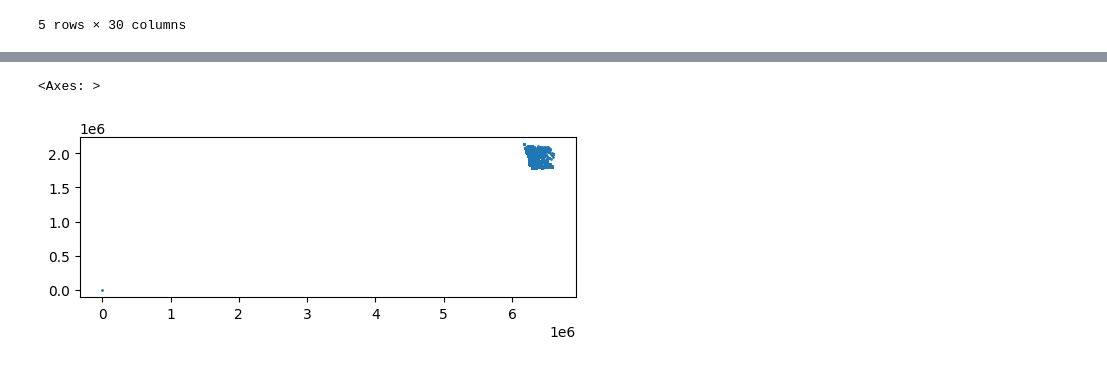
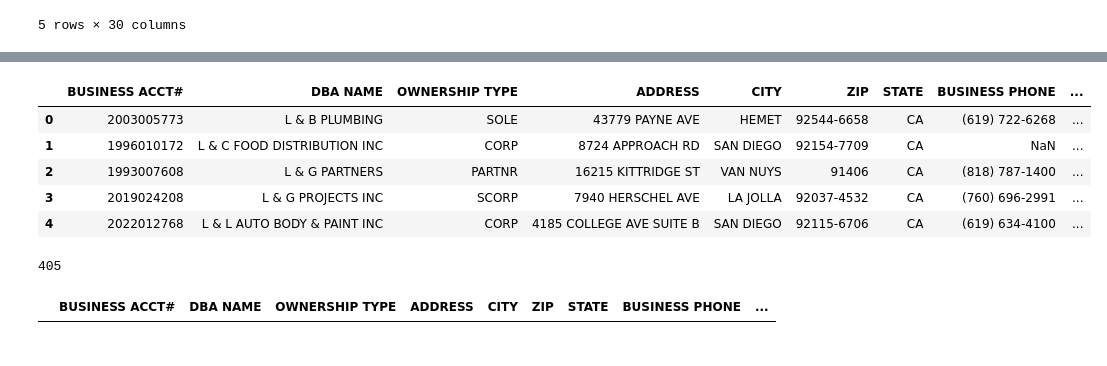
Before and after one commit to jointheleague/marketing-data, a Jupyter notebook: notebooks/ericbusboom/sd_business.ipynb, the cells around one changed output, grey strips where cells are left out. Drawn from its saved outputs; the diff is of its cells as text; code cells hidden in the pictures.

```diff
--- a/notebooks/ericbusboom/sd_business.ipynb
+++ b/notebooks/ericbusboom/sd_business.ipynb
@@ -34,9 +36,41 @@ bus.head().T
 | POINT_X | 6180956.36665 | 6180956.36665 | 6180956.36665 | 6180956.36665 | 6180956.36665 |
 | POINT_Y | 2128315.163623 | 2128315.163623 | 2128315.163623 | 2128315.163623 | 2128315.163623 |
 | geometry | POINT (6180956.366638586 2128315.... | POINT (6180956.366638586 2128315.... | POINT (6180956.366638586 2128315.... | POINT (6180956.366638586 2128315.... | POINT (6180956.366638586 2128315.... |
-# %%
-
-bus.plot(markersize=1)
-# %% [output]
-<Axes: >
-[figure, removed]
+# %%
+b1 = pd.read_csv(dd / 'sd_business_a-k.csv')
+b2 = pd.read_csv(dd / 'sd_business_k-z.csv')
+bus = pd.concat([b2, b1])
+bus.head()
+# %% [output]
+|  | BUSINESS ACCT# | DBA NAME | OWNERSHIP TYPE | ADDRESS | CITY | ZIP | STATE | BUSINESS PHONE | ... |
+| 0 | 2003005773 | L & B PLUMBING | SOLE | 43779 PAYNE AVE | HEMET | 92544-6658 | CA | (619) 722-6268 | ... |
+| 1 | 1996010172 | L & C FOOD DISTRIBUTION INC | CORP | 8724 APPROACH RD | SAN DIEGO | 92154-7709 | CA | NaN | ... |
+| 2 | 1993007608 | L & G PARTNERS | PARTNR | 16215 KITTRIDGE ST | VAN NUYS | 91406 | CA | (818) 787-1400 | ... |
+| 3 | 2019024208 | L & G PROJECTS INC | SCORP | 7940 HERSCHEL AVE | LA JOLLA | 92037-4532 | CA | (760) 696-2991 | ... |
+| 4 | 2022012768 | L & L AUTO BODY & PAINT INC | CORP | 4185 COLLEGE AVE SUITE B | SAN DIEGO | 92115-6706 | CA | (619) 634-4100 | ... |
+# %%
+t = busg.merge(bus, right_on='OWNER NAME', left_on='OWNNAM1')
+len(t)
+
+# FIXME update this using the code from the previous business data analysis.
+
+ad = ['COMPUTER SYSTEMS DESIGN & RELATED SERVICES',
+       'PROFESSIONAL, SCIENTIFIC & TECHNICAL SERVICES',
+       'OTH PROFESSIONAL/SCIENTIFIC/TECHNICAL SERVICE',
+       'CUSTOM COMPUTER PROGRAMMING SERVICES', 'ON-LINE INFORMATION SERVICES']
+
+t= t[t['ACTIVITY DESC'].isin(ad)]
+
+cities = ['SAN DIEGO', 'LAKESIDE', 'SPRING VALLEY',  'LA JOLLA',
+       'SAN MARCOS', 'POWAY', 'VISTA', 'SOLANA BEACH', 'SANTEE',
+       'ESCONDIDO', 'NATIONAL CITY', 'CARLSBAD', 'EL CAJON', 'OCEANSIDE', 'CHULA VISTA']
+
+sd_soft = t[t['CITY_x'].isin(cities)]
+
+len(sd_soft)
+# %% [output]
+405
+# %%
+bus[bus['DBA NAME'].str.contains('LEAGUE OF AMA')]
+# %% [output]
+|  | BUSINESS ACCT# | DBA NAME | OWNERSHIP TYPE | ADDRESS | CITY | ZIP | STATE | BUSINESS PHONE | ... |
```
Also changed, not shown: parts of 4 cells of this notebook, 2 other files.
